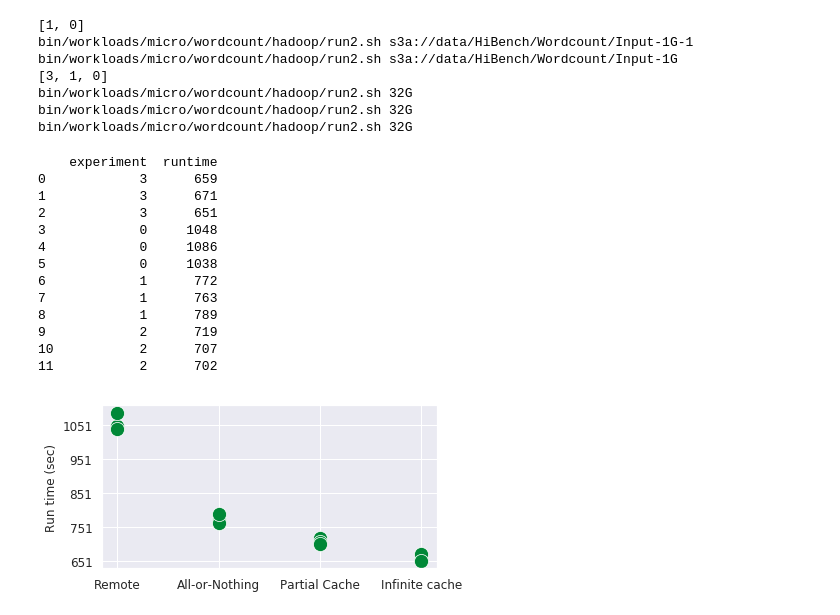
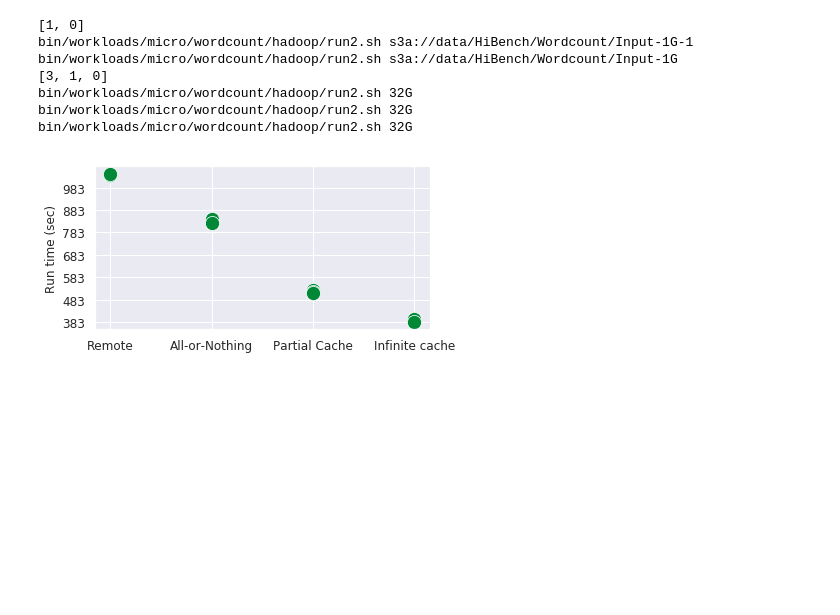
Before and after one commit to UmasouTTT/Kariz, a Jupyter notebook: expriments/microbenchmark/ipython/scheduler.ipynb, the cells around one changed output. Drawn from its saved outputs; the diff is of its cells as text; code cells hidden in the pictures; blank space fills up the shorter version.

```diff
--- a/expriments/microbenchmark/ipython/scheduler.ipynb
+++ b/expriments/microbenchmark/ipython/scheduler.ipynb
@@ -93,46 +93,39 @@ bin/workloads/micro/wordcount/hadoop/run2.sh 32G
 # %%
 import pandas as pd
 import seaborn as sns;
 import matplotlib.pyplot as plt
 import matplotlib.ticker as ticker
 
-df = pd.read_csv('allornothing_vs_stride.csv')
-print(df)
+def assign_experiment_id(row):
+    map_name_to_id = {'remote': 0, 'allnothing': 1, 'partial': 2, 'allcached': 3}
+    row['experiemnt_id'] = map_name_to_id[row['experiment']]
+    return row
+
+df = pd.read_csv('../aon_vs_partial.csv')
+df = df.apply(assign_experiment_id, axis=1)
 
 sns.set(color_codes=True)
 
 def format_xticks(x, pos=None):
     decoder = {0: 'Remote', 1: 'All-or-Nothing', 2: 'Partial Cache', 3: 'Infinite cache'}
     return decoder[x]
 
 
+
 fig, ax = plt.subplots(figsize=(6,3))
-sns.scatterplot(ax=ax, x='experiment', y = 'runtime' , data=df,
+sns.scatterplot(ax=ax, x='experiemnt_id', y = 'runtime' , data=df,
                 s=200, color="#008837")
 
 ax.set_xticks([0, 1, 2, 3])
 ax.set_yticks(range(df['runtime'].min(), df['runtime'].max(), 100))
 ax.tick_params(axis='both', which='major', labelsize=12)
 ax.xaxis.set_major_formatter(ticker.FuncFormatter(format_xticks))
 ax.set_xlabel('')
 ax.set_ylabel("Run time (sec)")
 
 plt.show()
 # %% [output]
-    experiment  runtime
-0            3      659
-1            3      671
-2            3      651
-3            0     1048
-4            0     1086
-5            0     1038
-6            1      772
-7            1      763
-8            1      789
-9            2      719
-10           2      707
-11           2      702
-[figure, old version]
+[figure, new version]
 # %%
 sns.set_style("whitegrid")
 sns.set_context(rc = {'patch.linewidth': 1.5, 'patch.color': 'black'})
```
Also changed, not shown: parts of 1 cell of this notebook, 29 other files.
